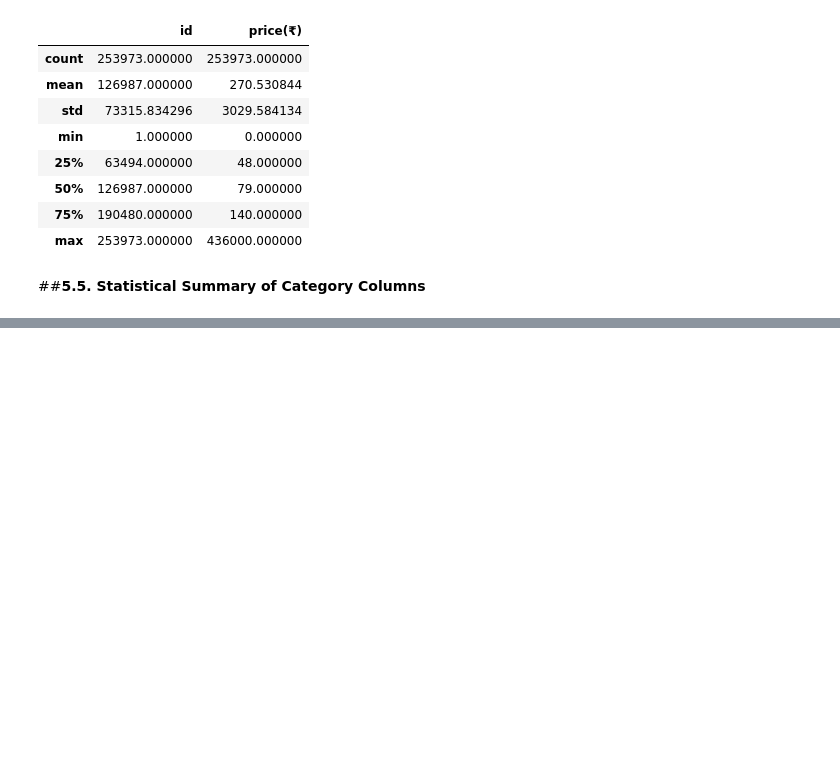
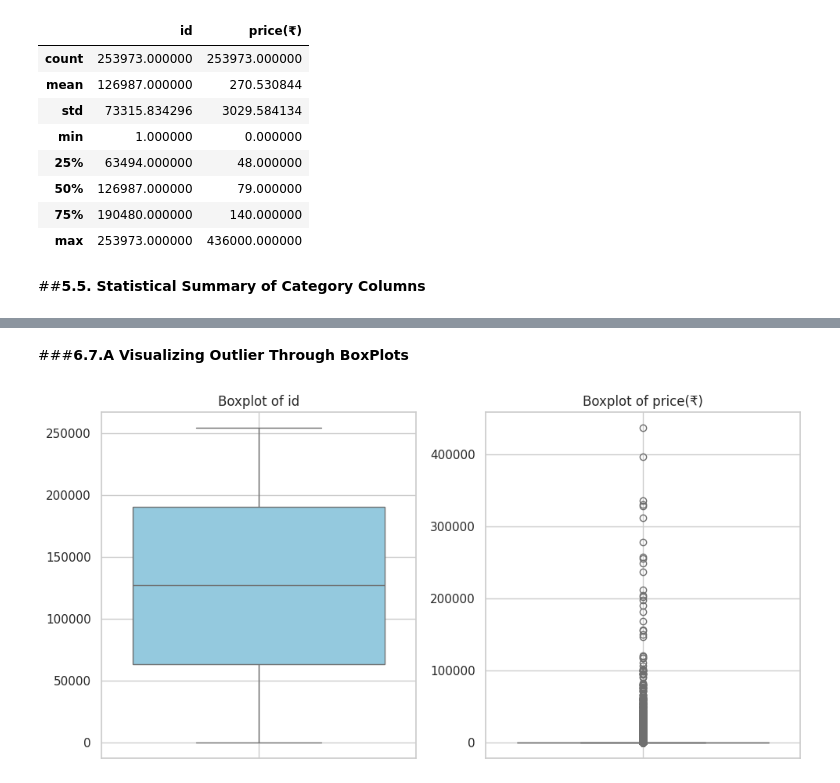
Before and after one commit to Sagarjain93/Pharma_Medicines, a Jupyter notebook: Pharma_medicines.ipynb, the cells around one changed output, grey strips where cells are left out. Saved outputs shown, nothing was run; the diff lists cells and outputs as text; code cells hidden in the pictures; blank space fills up the shorter version.

Commit message:
chore: finished data cleaning and preprocessing — fixed data types, handled missing values, standardized columns

```diff
--- a/Pharma_medicines.ipynb
+++ b/Pharma_medicines.ipynb
@@ -163,0 +221,2 @@ df.select_dtypes(include='object').describe()
+# %%
+df.columns = df.columns.str.lower().str.replace(' ','_')
@@ -163,0 +233,3 @@ df.select_dtypes(include='object').describe()
+# %%
+categorical_columns = df.select_dtypes(include='object').columns
+numerical_columns = df.select_dtypes(include='number').columns
@@ -163,0 +254,4 @@ df.select_dtypes(include='object').describe()
+# %%
+# Clean categorical columns: strip whitespaces and lowercase all strings
+for cols in categorical_columns:
+  df[cols] = df[cols].str.strip().str.lower()
@@ -163,0 +260,5 @@ df.select_dtypes(include='object').describe()
+# %%
+for col in categorical_columns:
+  print(f"Unique Values in {col}:")
+  print(df[col].unique())
+  print("\n")
@@ -163,0 +287,20 @@ df.select_dtypes(include='object').describe()
+# %% [markdown]
+###**6.7.A Visualizing Outlier Through BoxPlots**
+# %%
+# Set up figure size
+plt.figure(figsize=(5 * len(numerical_columns), 5))  # Dynamic width
+
+# Loop through each numerical column and plot a boxplot
+for i, col in enumerate(numerical_columns):
+    # Create dynamic subplots (1 row, N columns)
+    plt.subplot(1, len(numerical_columns), i + 1)
+
+    sns.boxplot(y=df[col], color='skyblue')
+    plt.title(f'Boxplot of {col}')
+    plt.ylabel('')
+    plt.grid(True)
+
+plt.tight_layout()
+plt.show()
+# %% [output]
+[figure, added]
```
Also changed, not shown: parts of 29 cells of this notebook.
